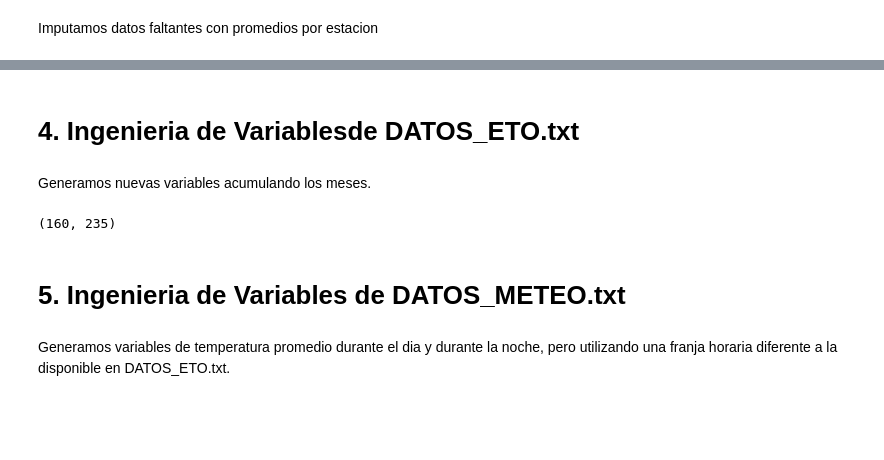
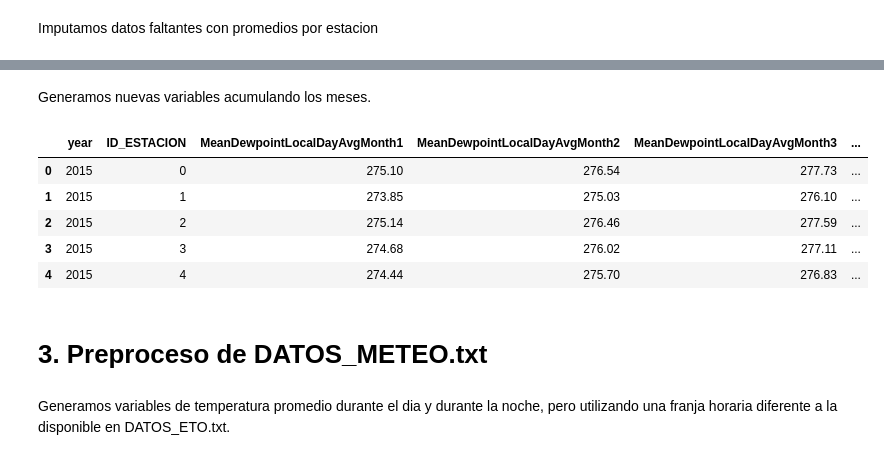
Before and after one commit to vitostamatti/datathon-cajamar-malbecs, a Jupyter notebook: notebooks/02-Prediccion-Malbecs-Nacional.ipynb, the cells around one changed output, grey strips where cells are left out. Drawn from its saved outputs; the diff is of its cells as text; code cells hidden in the pictures; blank space fills up the shorter version.

```diff
--- a/notebooks/02-Prediccion-Malbecs-Nacional.ipynb
+++ b/notebooks/02-Prediccion-Malbecs-Nacional.ipynb
@@ -476,12 +201,4 @@ eto_data = eto_pr.fillna_by_group(
 # %% [markdown]
 Pivoteamos data para obtener un registro por estacion y mes
-# %%
-eto_data = eto_pr.pivot_monthly_data(eto_data)
 # %% [markdown]
 Imputamos datos faltantes con promedios por estacion
-# %%
-eto_data = eto_pr.fillna_by_group(
-    eto_data,
-    cols=eto_data.columns,
-    group=['ID_ESTACION']
-)
@@ -492,21 +205,16 @@ eto_data.shape
-# %% [markdown]
-# 4. Ingenieria de Variablesde DATOS_ETO.txt
 # %% [markdown]
 Generamos nuevas variables acumulando los meses.
-# %%
-precip_feats = eto_data.filter(like="SumTotalPrecip").columns
-eto_data = eto_fe.get_mean_features(eto_data, precip_feats, name="MeanPrecip")
-eto_data = eto_fe.get_total_features(eto_data, precip_feats, name="TotalPrecip")
-eto_data = eto_fe.get_std_features(eto_data, precip_feats, name="StdlPrecip")
-# %%
-snow_feats = eto_data.filter(like="SumTotalSnow").columns
-eto_data = eto_fe.get_mean_features(eto_data, snow_feats, name="MeanSnow")
-eto_data = eto_fe.get_total_features(eto_data, snow_feats, name="TotalSnow")
-# %%
-eto_data.shape
-# %% [output]
-(160, 235)
+# %%
+eto_data = eto_fe.feateng_eto(eto_data)
+eto_data.head()
+# %% [output]
+|  | year | ID_ESTACION | MeanDewpointLocalDayAvgMonth1 | MeanDewpointLocalDayAvgMonth2 | MeanDewpointLocalDayAvgMonth3 | ... |
+| 0 | 2015 | 0 | 275.10 | 276.54 | 277.73 | ... |
+| 1 | 2015 | 1 | 273.85 | 275.03 | 276.10 | ... |
+| 2 | 2015 | 2 | 275.14 | 276.46 | 277.59 | ... |
+| 3 | 2015 | 3 | 274.68 | 276.02 | 277.11 | ... |
+| 4 | 2015 | 4 | 274.44 | 275.70 | 276.83 | ... |
 # %% [markdown]
-# 5. Ingenieria de Variables de DATOS_METEO.txt
+# 3. Preproceso de DATOS_METEO.txt
 # %%
 from malbecs.preprocess import meteo as meteo_pr
```
Also changed, not shown: parts of 71 cells of this notebook, 1 other file.
